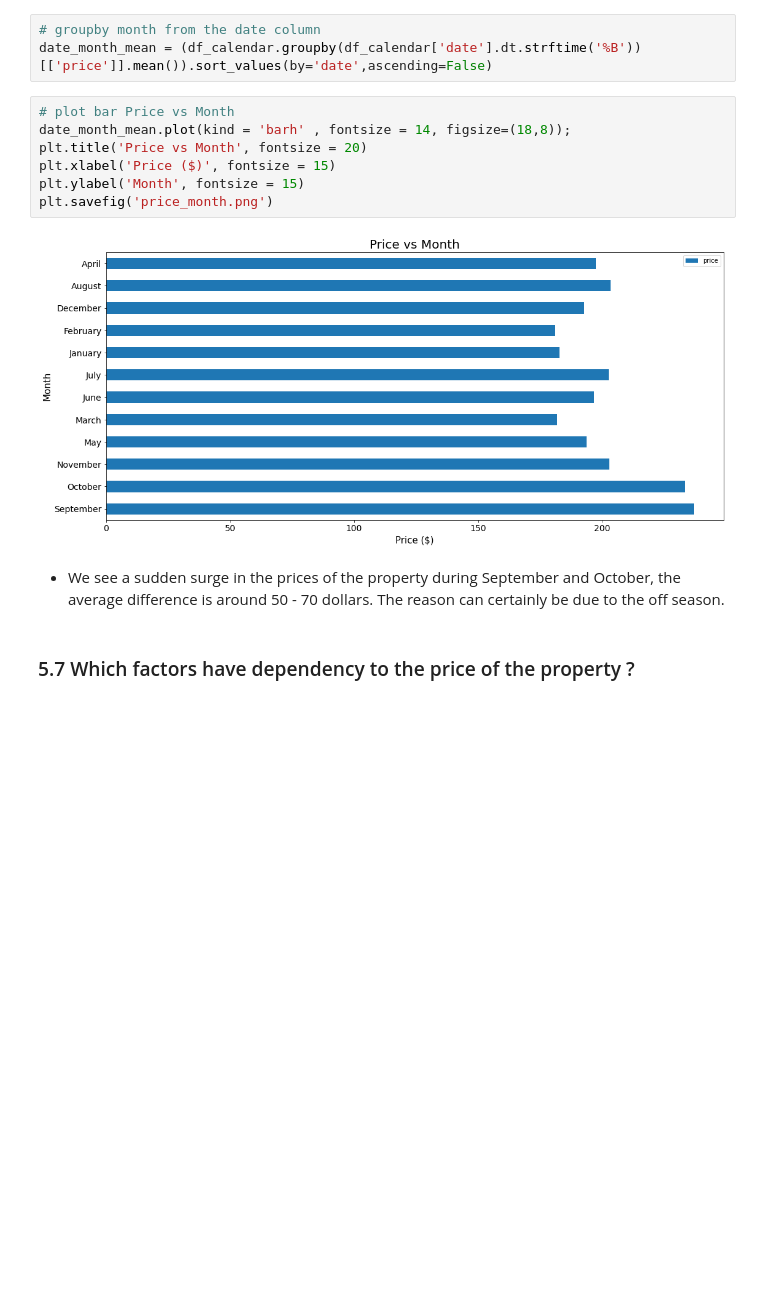
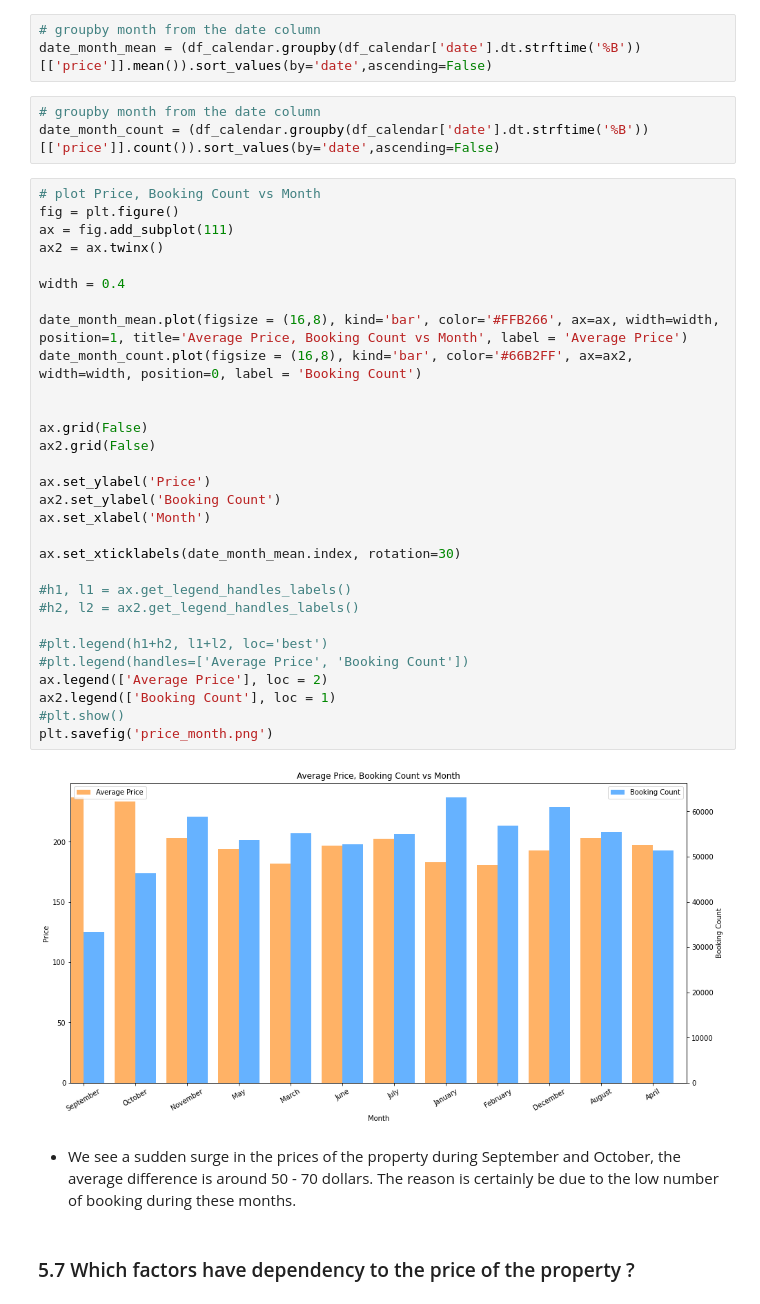
Before and after one commit to 0xNILADRI/Boston-AirBnB, a Jupyter notebook: boston_airbnb.ipynb, the cells around one changed output. Drawn from its saved outputs; the diff is of its cells as text; blank space fills up the shorter version.

```diff
--- a/boston_airbnb.ipynb
+++ b/boston_airbnb.ipynb
@@ -1373,17 +1373,43 @@ df_calendar = df_calendar.sort_values('date', ascending=False)
 # %%
 # groupby month from the date column
 date_month_mean = (df_calendar.groupby(df_calendar['date'].dt.strftime('%B'))[['price']].mean()).sort_values(by='date',ascending=False)
-# %%
-# plot bar Price vs Month
-date_month_mean.plot(kind = 'barh' , fontsize = 14, figsize=(18,8));
-plt.title('Price vs Month', fontsize = 20)
-plt.xlabel('Price ($)', fontsize = 15)
-plt.ylabel('Month', fontsize = 15)
-plt.savefig('price_month.png')
-# %% [output]
-[figure, removed]
+# %%
+# groupby month from the date column
+date_month_count = (df_calendar.groupby(df_calendar['date'].dt.strftime('%B'))[['price']].count()).sort_values(by='date',ascending=False)
+# %%
+# plot Price, Booking Count vs Month
+fig = plt.figure()
+ax = fig.add_subplot(111)
+ax2 = ax.twinx()
+
+width = 0.4
+
+date_month_mean.plot(figsize = (16,8), kind='bar', color='#FFB266', ax=ax, width=width, position=1, title='Average Price, Booking Count vs Month', label = 'Average Price')
+date_month_count.plot(figsize = (16,8), kind='bar', color='#66B2FF', ax=ax2, width=width, position=0, label = 'Booking Count')
+
+
+ax.grid(False)
+ax2.grid(False)
+
+ax.set_ylabel('Price')
+ax2.set_ylabel('Booking Count')
+ax.set_xlabel('Month')
+
+ax.set_xticklabels(date_month_mean.index, rotation=30)
+
+#h1, l1 = ax.get_legend_handles_labels()
+#h2, l2 = ax2.get_legend_handles_labels()
+
+#plt.legend(h1+h2, l1+l2, loc='best')
+#plt.legend(handles=['Average Price', 'Booking Count'])
+ax.legend(['Average Price'], loc = 2)
+ax2.legend(['Booking Count'], loc = 1)
+#plt.show()
+plt.savefig('price_month.png')
+# %% [output]
+[figure, added]
 # %% [markdown]
-* We see a sudden surge in the prices of the property during September and October, the average difference is around 50 - 70 dollars. The reason can certainly be due to the off season.
+* We see a sudden surge in the prices of the property during September and October, the average difference is around 50 - 70 dollars. The reason is certainly be due to the low number of booking during these months.
 # %% [markdown]
 ### 5.7 Which factors have dependency to the price of the property ?
 # %% [markdown]
```
Also changed, not shown: parts of 3 cells of this notebook.
